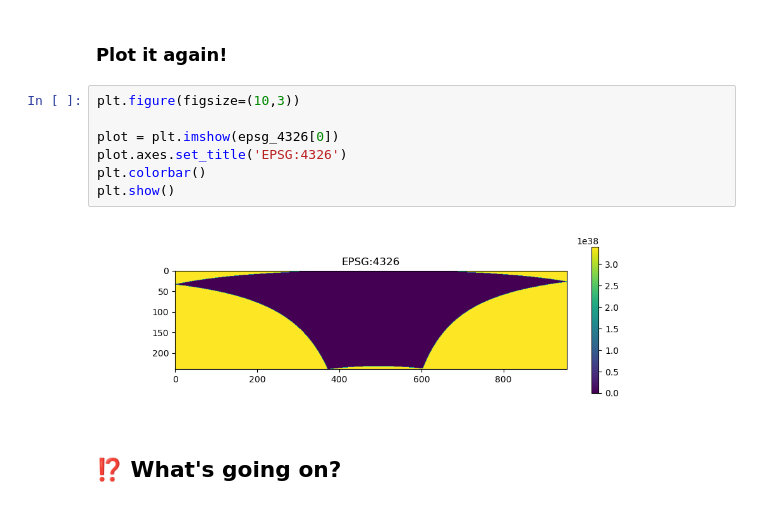
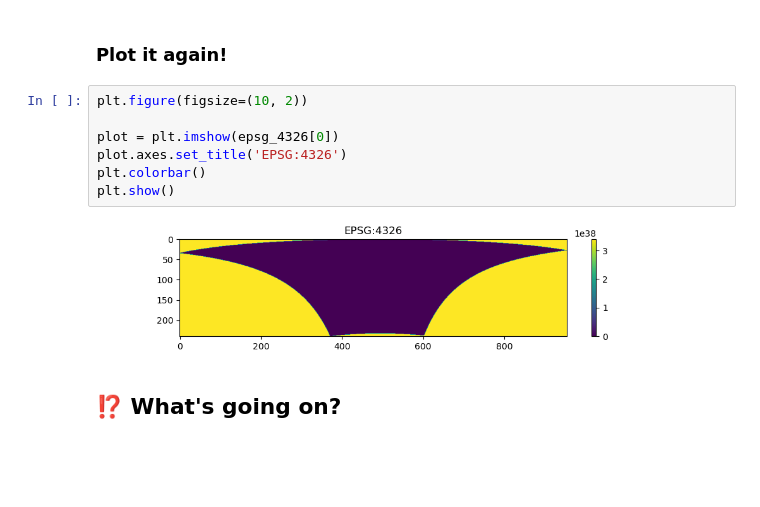
Before and after one commit to qgreenland-workshop-2023-researcher/qgreenland-workshop-2023-researcher.github.io, a Jupyter notebook: content/exercises/data-scenarios/raster-needs-reprojection/solutions/solution.ipynb, the cells around one changed output. Saved outputs shown, nothing was run; the diff lists cells and outputs as text; blank space fills up the shorter version.

```diff
--- a/content/exercises/data-scenarios/raster-needs-reprojection/solutions/solution.ipynb
+++ b/content/exercises/data-scenarios/raster-needs-reprojection/solutions/solution.ipynb
@@ -50,14 +50,14 @@ epsg_4326 = epsg_3413.rio.reproject(
 # %% [markdown]
 ### Plot it again!
 # %%
-plt.figure(figsize=(10,3))
+plt.figure(figsize=(10, 2))
 
 plot = plt.imshow(epsg_4326[0])
 plot.axes.set_title('EPSG:4326')
 plt.colorbar()
 plt.show()
 # %% [output]
-[figure, old version]
+[figure, new version]
 # %% [markdown]
 ## ⁉️ What's going on?
 # %% [markdown]
```
Also changed, not shown: parts of 7 cells of this notebook.
